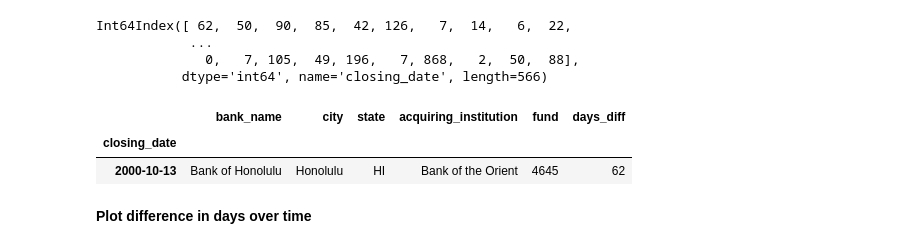
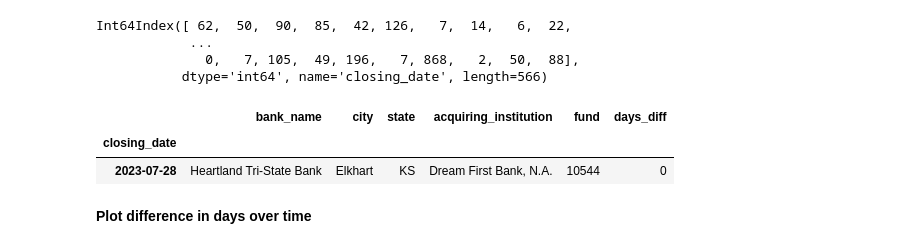
Before and after one commit to MigashaneVictoire/bank_failure, a Jupyter notebook: wrangle.ipynb, the cells around one changed output. Drawn from its saved outputs; the diff is of its cells as text; code cells hidden in the pictures.

```diff
--- a/wrangle.ipynb
+++ b/wrangle.ipynb
@@ -351,8 +351,8 @@ Int64Index([ 62,  50,  90,  85,  42, 126,   7,  14,   6,  22,
               0,   7, 105,  49, 196,   7, 868,   2,  50,  88],
            dtype='int64', name='closing_date', length=566)
 # %%
-# last_close_date is today's date
-last_day =(datetime.now() - bank.index[-1]).days
+# last_close_date is the day of the last failed bank
+last_day =(bank.index[-1] - bank.index[-1]).days
 
 # add last day to the list of days diff
 days_diff = np.append(days_diff,last_day)
@@ -360,11 +360,11 @@ days_diff = np.append(days_diff,last_day)
 # add changes to the dataframe
 bank["days_diff"] = days_diff
 # %%
-bank.head(1)
+bank.tail(1)
 # %% [output]
 |  | bank_name | city | state | acquiring_institution | fund | days_diff |
 | closing_date |  |  |  |  |  |  |
-| 2000-10-13 | Bank of Honolulu | Honolulu | HI | Bank of the Orient | 4645 | 62 |
+| 2023-07-28 | Heartland Tri-State Bank | Elkhart | KS | Dream First Bank, N.A. | 10544 | 0 |
 # %% [markdown]
 **Plot difference in days over time**
 # %%
```
Also changed, not shown: parts of 3 cells of this notebook, 10 other files.
